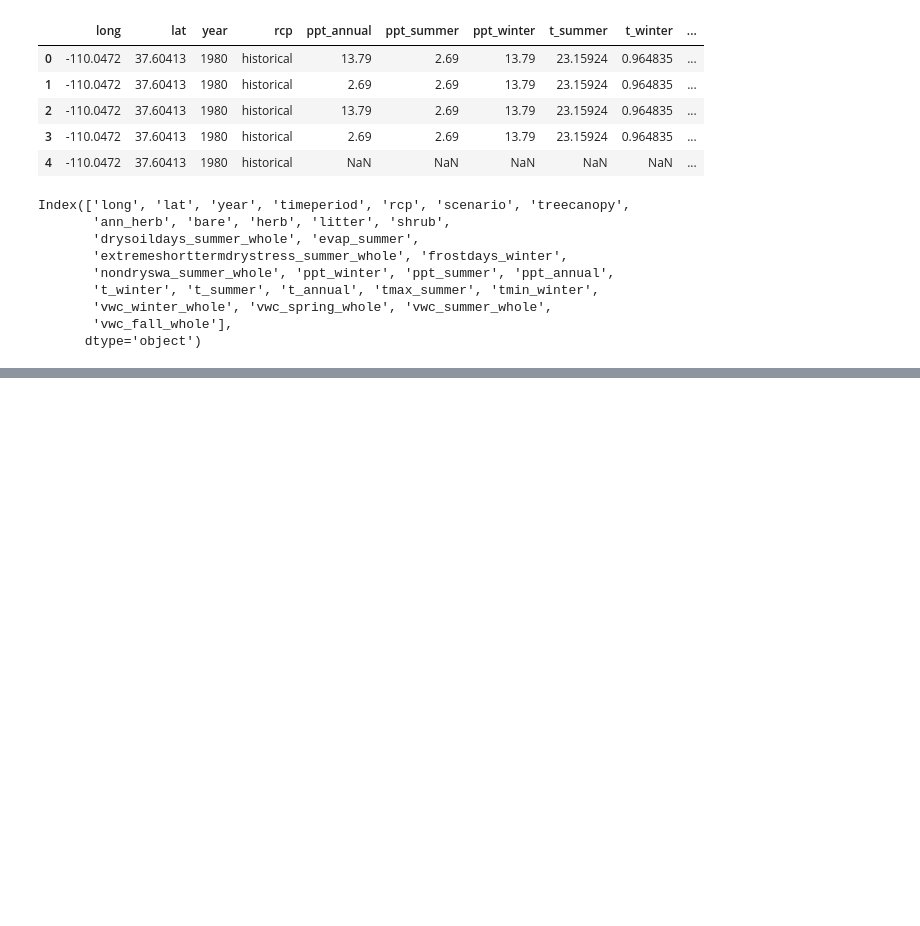
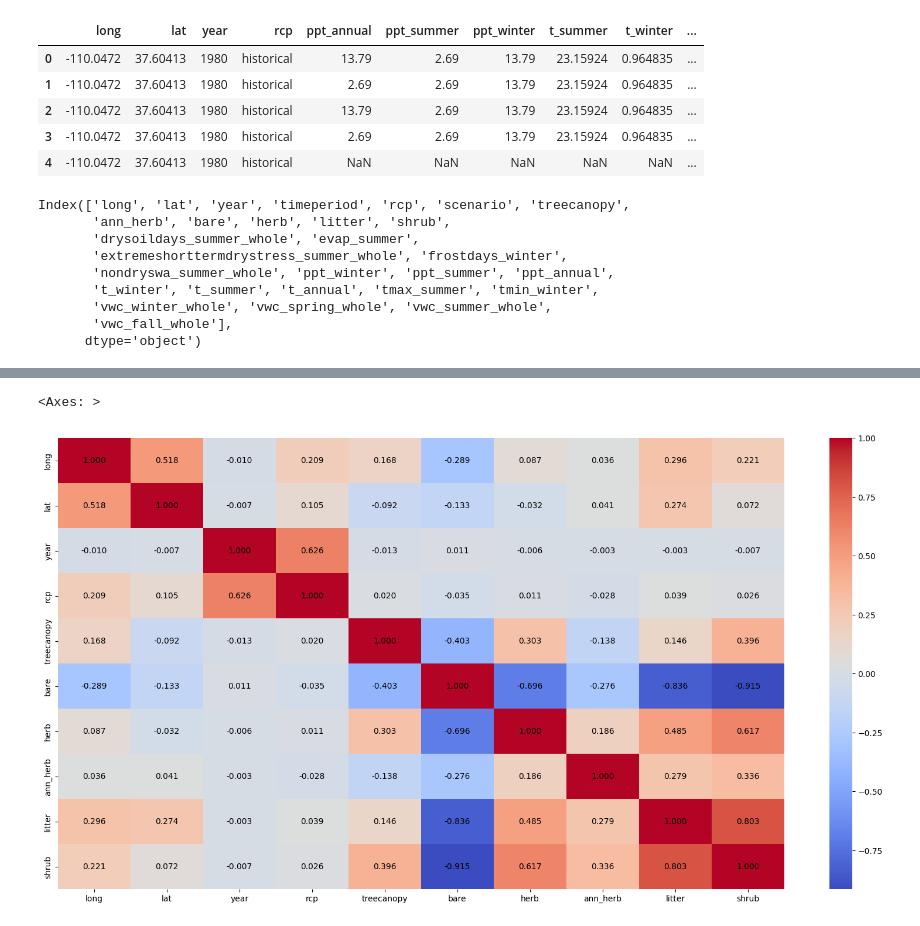
Before and after one commit to hannah-hana-kim/DSAN-Scholarship, a Jupyter notebook: visualization.ipynb, the cells around one changed output, grey strips where cells are left out. Cells and saved outputs as stored; diff of their text form; code cells hidden in the pictures; blank space fills up the shorter version.

```diff
--- a/visualization.ipynb
+++ b/visualization.ipynb
@@ -692,0 +843,17 @@ Index(['long', 'lat', 'year', 'timeperiod', 'rcp', 'scenario', 'treecanopy',
+# %%
+# load the greenery data
+greenery2 = pd.read_csv('./data/cleaned_data/greenery_data.csv')
+greenery2.head()
+# drop the total column
+greenery2 = greenery2.drop(columns=['total'], axis=1)
+
+# categorize the rcp, scenario column
+greenery2['rcp'] = pd.factorize(greenery2['rcp'])[0]
+
+# plot a corr matrix
+plt.figure(figsize=(20, 10))
+corr_matrix = greenery2.corr()
+sns.heatmap(corr_matrix, annot=True, annot_kws={'size': 10, 'color': 'black'}, fmt='.3f', cmap='coolwarm')
+# %% [output]
+<Axes: >
+[figure, added]
```
Also changed, not shown: parts of 15 cells of this notebook, 2 other files.
